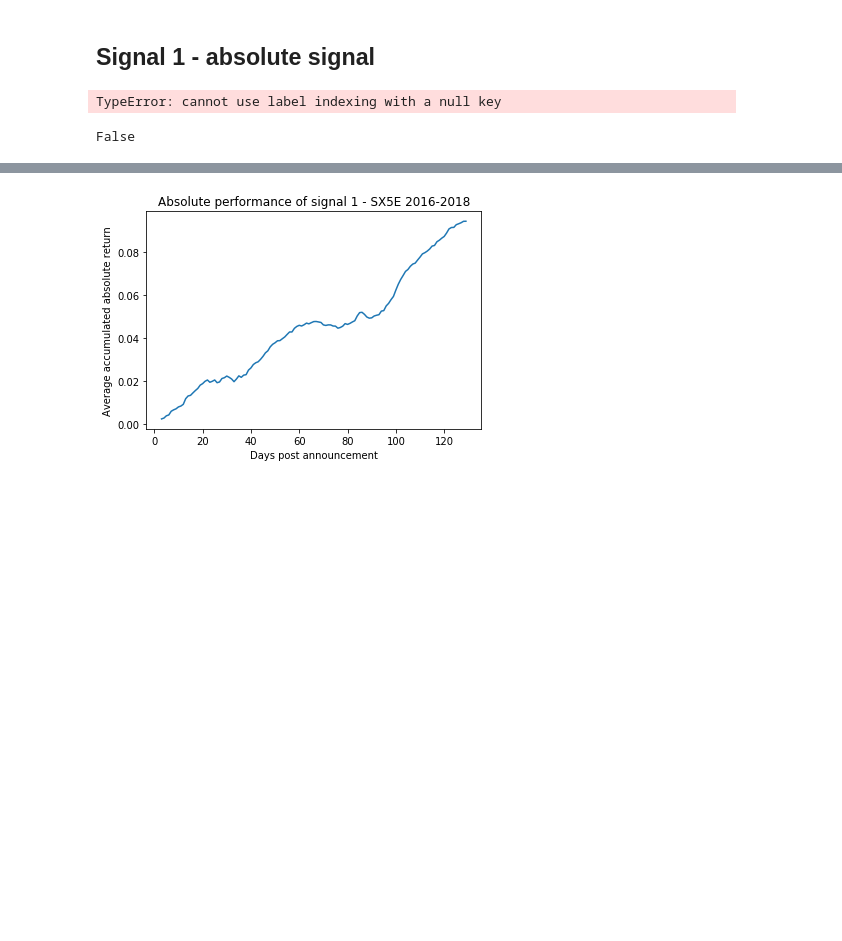
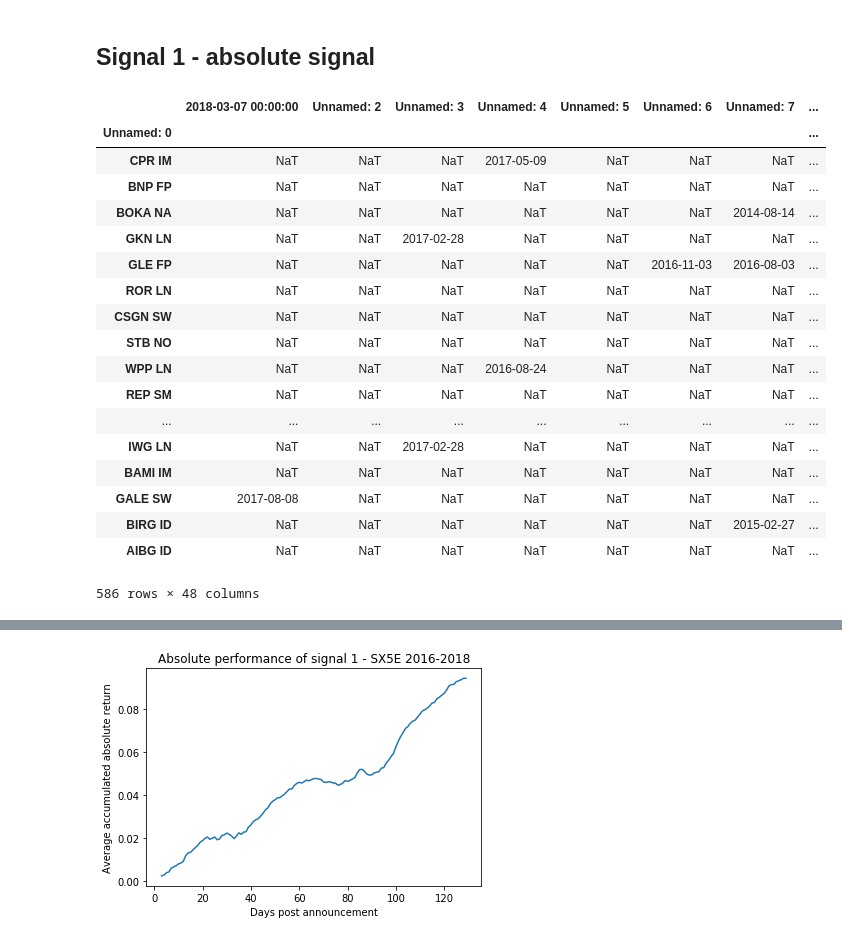
Before and after one commit to zliyclh/post_result, a Jupyter notebook: Signal 1.ipynb, the cells around one changed output, grey strips where cells are left out. Cells and saved outputs as stored; diff of their text form; code cells hidden in the pictures; blank space fills up the shorter version.

Commit message:
fix the signal formation function and combine it with earlier utility functions

```diff
--- a/Signal 1.ipynb
+++ b/Signal 1.ipynb
@@ -84,26 +83,20 @@ def ann_ret(single_date,return_series,EAR_period,vol_lookback):
 def EAR(date_df,return_df,EAR_period,vol_lookback):
     EAR_list=[]
     for ticker, date_row in date_df.iterrows():
-        return_row=return_df.loc[ticker]
-        ret_series=date_row.apply(lambda x: ann_ret(x,return_row,EAR_period,vol_lookback))
-        EAR_list.append(ret_series)
+        if type(ticker)==str: #deal with
+            return_row=return_df.loc[ticker]
+            ret_series=date_row.apply(lambda x: ann_ret(x,return_row,EAR_period,vol_lookback))
+            EAR_list.append(ret_series)
+        else:
+            pass
     EAR_df=pd.concat(EAR_list,axis=1).T
     return EAR_df
 # %% [markdown]
 ## Signal 1 - absolute signal
 # %%
 #signal formation (number 1) and use the date as the base dataframe
-def signal1_formation(data_df,return_df, return_criteria,revision_df, revision_criteria):
-    signal1_evaluate=(return_df>return_criteria) & (revision_df>revision_criteria)
-    signal1=data_df[signal1_evaluate].dropna(axis=1,how='all').dropna(axis=0,how='all')
+def signal1_formation(date_df,return_df,EAR_period,vol_lookback,return_criteria,revision_df, revision_criteria):
+    EAR_return=EAR(date_df,return_df,EAR_period,vol_lookback).fillna(0.0).loc[revision_df.index.tolist()]
+    signal1_evaluate=(EAR_return>return_criteria) & (revision_df>revision_criteria)
+    signal1=date_df[signal1_evaluate].dropna(axis=0,how='all').dropna(axis=1,how='all')
     return signal1
-
-
-EAR_return=EAR(data_dict['Date'],abs_return,3,30)
-rel_signal1=signal1_formation(data_dict['Date'],EAR_return,2,data_dict['Revision'],0.02)
-# %% [output]
-TypeError: cannot use label indexing with a null key
-# %%
-EAR_return.iloc[2].iloc[2]>2
-# %% [output]
-False
@@ -110,3 +105,27 @@ False
+# %%
+rel_signal1=signal1_formation(data_dict['Date'],abs_return,3,30,2,data_dict['Revision'],0.02)
+# %%
+rel_signal1
+# %% [output]
+|  | 2018-03-07 00:00:00 | Unnamed: 2 | Unnamed: 3 | Unnamed: 4 | Unnamed: 5 | Unnamed: 6 | Unnamed: 7 | ... |
+| Unnamed: 0 |  |  |  |  |  |  |  | ... |
+| CPR IM | NaT | NaT | NaT | 2017-05-09 | NaT | NaT | NaT | ... |
+| BNP FP | NaT | NaT | NaT | NaT | NaT | NaT | NaT | ... |
+| BOKA NA | NaT | NaT | NaT | NaT | NaT | NaT | 2014-08-14 | ... |
+| GKN LN | NaT | NaT | 2017-02-28 | NaT | NaT | NaT | NaT | ... |
+| GLE FP | NaT | NaT | NaT | NaT | NaT | 2016-11-03 | 2016-08-03 | ... |
+| ROR LN | NaT | NaT | NaT | NaT | NaT | NaT | NaT | ... |
+| CSGN SW | NaT | NaT | NaT | NaT | NaT | NaT | NaT | ... |
+| STB NO | NaT | NaT | NaT | NaT | NaT | NaT | NaT | ... |
+| WPP LN | NaT | NaT | NaT | 2016-08-24 | NaT | NaT | NaT | ... |
+| REP SM | NaT | NaT | NaT | NaT | NaT | NaT | NaT | ... |
+| ... | ... | ... | ... | ... | ... | ... | ... | ... |
+| IWG LN | NaT | NaT | 2017-02-28 | NaT | NaT | NaT | NaT | ... |
+| BAMI IM | NaT | NaT | NaT | NaT | NaT | NaT | NaT | ... |
+| GALE SW | 2017-08-08 | NaT | NaT | NaT | NaT | NaT | NaT | ... |
+| BIRG ID | NaT | NaT | NaT | NaT | NaT | NaT | 2015-02-27 | ... |
+| AIBG ID | NaT | NaT | NaT | NaT | NaT | NaT | NaT | ... |
+586 rows × 48 columns
 # %%
 #Stack signals into a list of tuples (stocks, dates), convert dates into a common format of datetime
 def signal1_stacking(signal1):
```
Also changed, not shown: parts of 6 cells of this notebook.
